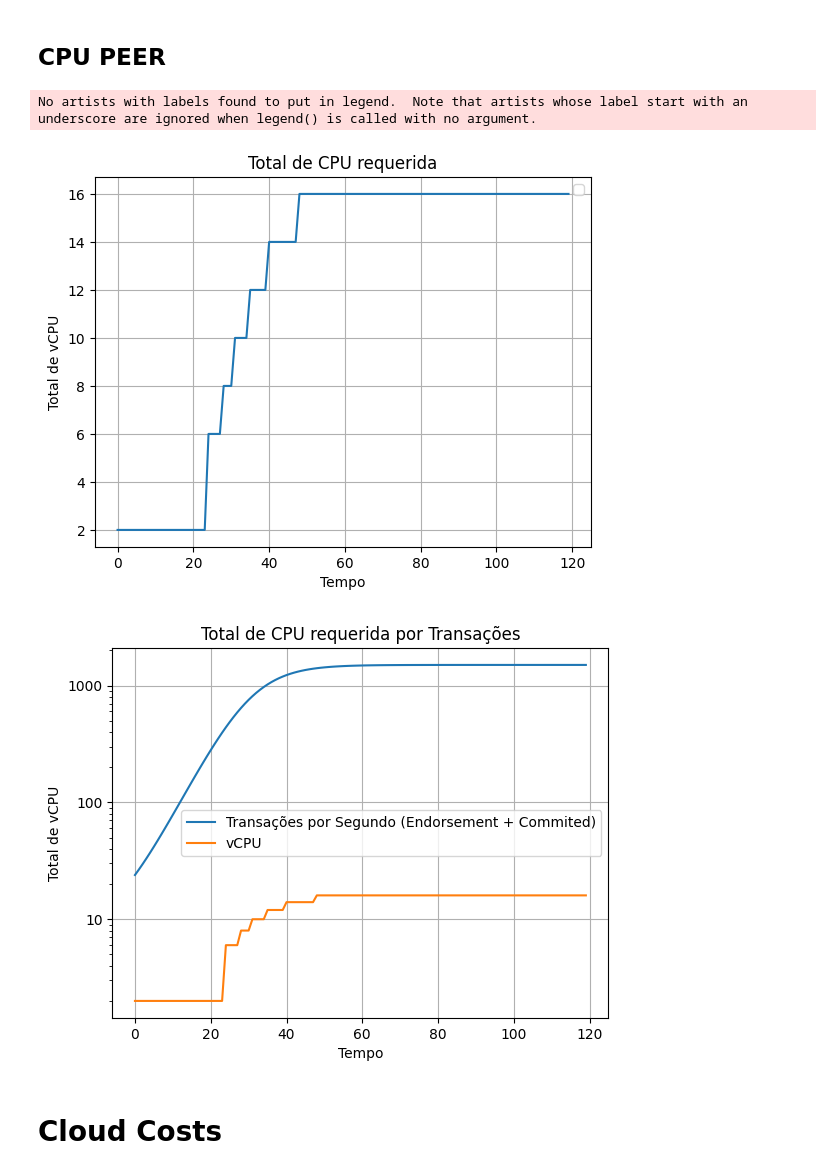
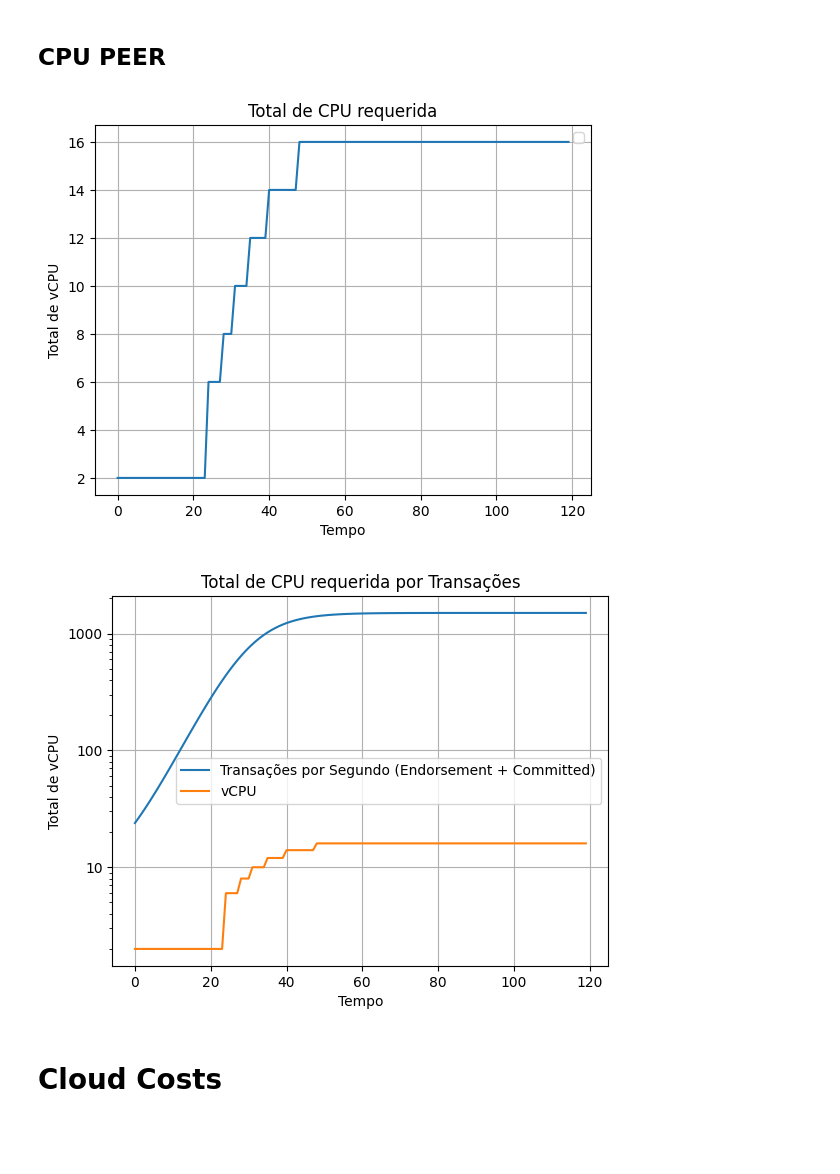
Before and after one commit to gilbertokoerbes/TCCII_Blockchain_Predict, a Jupyter notebook: predict.ipynb, the cells around one changed output. Drawn from its saved outputs; the diff is of its cells as text; code cells hidden in the pictures; blank space fills up the shorter version.

```diff
--- a/predict.ipynb
+++ b/predict.ipynb
@@ -364,9 +364,9 @@ aggregate_total_required_vcpu_osn = np.array([])
 vCPU_BASE_OSN     =  1
 vCPU_BASE_TPS_OSN = 150 # 2vcpu = 200
 
-ordering_transations = AVG_RATE_TRANSACTIONS
+ordering_transactions = AVG_RATE_TRANSACTIONS
 
-for tps in ordering_transations:
+for tps in ordering_transactions:
     target_required_vcpu  = vCPU_BASE_OSN
 
     required_vcpu_current_tps = tps / vCPU_BASE_TPS_OSN
@@ -414,11 +414,11 @@ aggregate_total_required_vcpu_peer = np.array([])
 vCPU_BASE     =  2
 vCPU_BASE_TPS = 200 # 2vcpu = 200
 
-peer_commited_transations = AVG_RATE_TRANSACTIONS
-peer_endorsement_transations = AVG_RATE_TRANSACTIONS * CONF['BlockchainParameters']['EndorsementPolicy']
-peer_endorsement_commited_transations = peer_commited_transations + peer_endorsement_transations
+peer_commited_transactions = AVG_RATE_TRANSACTIONS
+peer_endorsement_transactions = AVG_RATE_TRANSACTIONS * CONF['BlockchainParameters']['EndorsementPolicy']
+peer_endorsement_commited_transactions = peer_commited_transactions + peer_endorsement_transactions
 
-for tps in peer_endorsement_commited_transations:
+for tps in peer_endorsement_commited_transactions:
     target_required_vcpu  = vCPU_BASE
 
     required_vcpu_current_tps = tps / vCPU_BASE_TPS
@@ -439,23 +439,22 @@ plt.title('Total de CPU requerida')
 plt.legend()
 plt.show()
 # %% [output]
-No artists with labels found to put in legend.  Note that artists whose label start with an underscore are ignored when legend() is called with no argument.
 [figure]
 # %%
-# Plotagem da soma do toal transações estimada no periodo
+# Plotagem da soma do toal transações estimada no período
 fig, ax = plt.subplots()
 
-plt.semilogy(t, peer_endorsement_commited_transations, label='Transações por Segundo (Endorsement + Commited)')
+plt.semilogy(t, peer_endorsement_commited_transactions, label='Transações por Segundo (Endorsement + Committed)')
 plt.plot(t, aggregate_total_required_vcpu_peer, label='vCPU')
 ax.yaxis.set_major_formatter(ScalarFormatter())
 ax.grid(True)
 plt.xlabel('Tempo')
 plt.ylabel('Total de vCPU')
 plt.title('Total de CPU requerida por Transações')
 plt.legend()
 plt.show()
 # %% [output]
-[figure, old version]
+[figure, new version]
 # %% [markdown]
 # Cloud Costs
 # %%
```
Also changed, not shown: parts of 15 cells of this notebook, 5 other files.
